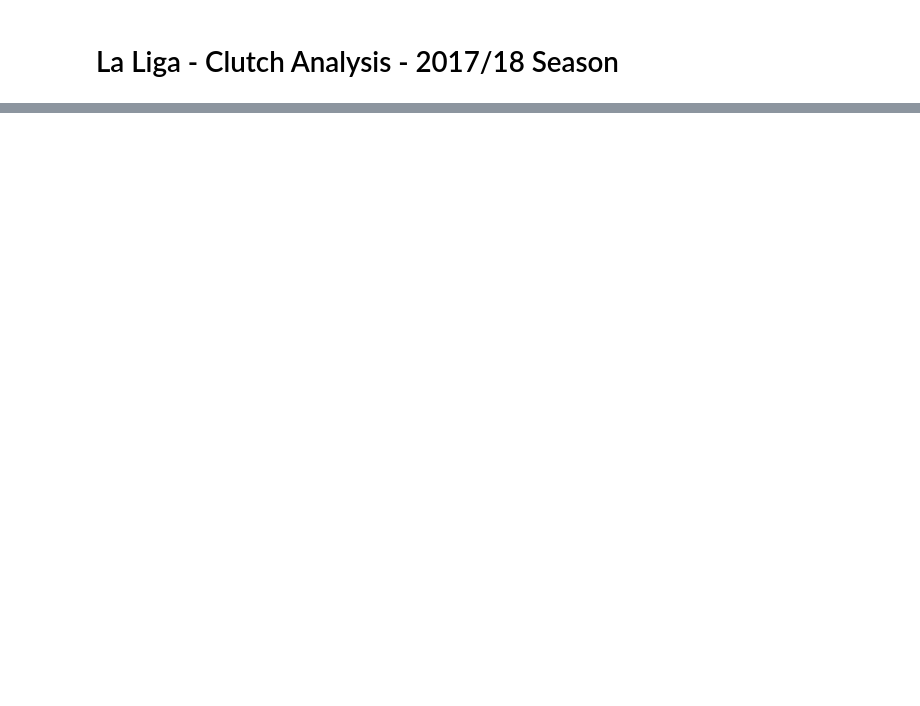
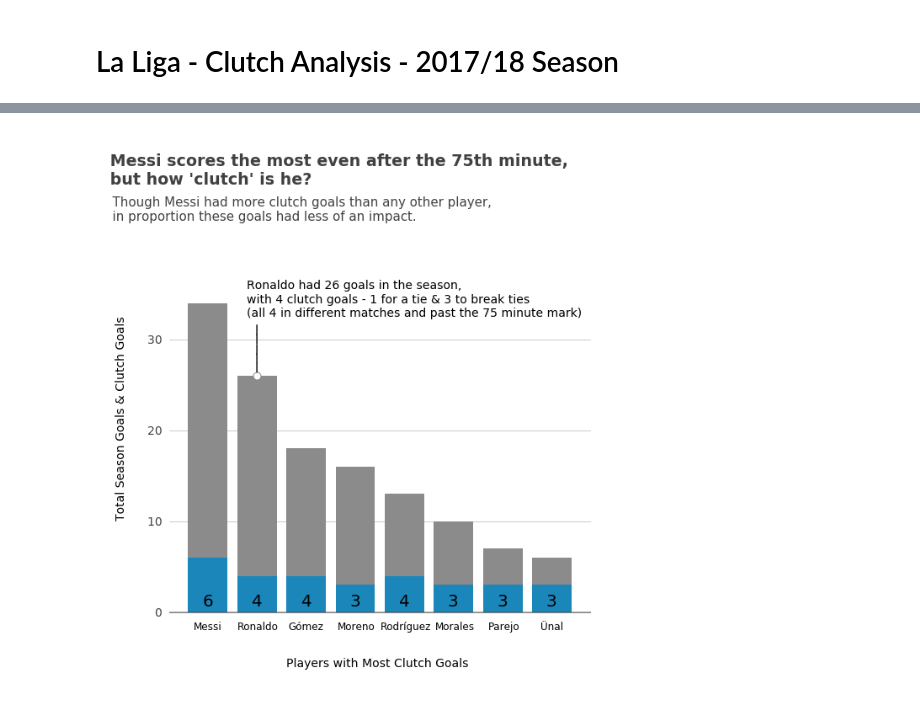
Before and after one commit to carlos-gutier/DS-Project1-Data-Storytelling, a Jupyter notebook: DS1_Project1_LaLiga_ClutchGrading.ipynb, the cells around one changed output, grey strips where cells are left out. Saved outputs shown, nothing was run; the diff lists cells and outputs as text; code cells hidden in the pictures; blank space fills up the shorter version.

```diff
--- a/DS1_Project1_LaLiga_ClutchGrading.ipynb
+++ b/DS1_Project1_LaLiga_ClutchGrading.ipynb
@@ -339,0 +10,2 @@ sns.despine(left=True, bottom=True)
+# %%
+df_table = pd.read_csv('laliga1718_goals.csv')
@@ -339,0 +153,16 @@ sns.despine(left=True, bottom=True)
+# %%
+#clutch_goal AFTER 75 (3+ Goals)
+most_clutch_g75 = df_table[(df_table.minute >= 75) & ((df_table.tied == True) | (df_table.up_1 == True) | (df_table.up_2 == True))].groupby('goal_player').filter(lambda x: len(x) >= 3).sort_values(['goal_player'])
+
+# Clutch Goal Count After 75th
+most_clutch_g75_cnt = most_clutch_g75.goal_player.value_counts()
+
+# Clutch Goal Score After 75th
+most_clutch_g75_score = most_clutch_g75.groupby('goal_player')['clutch_score'].agg(np.mean)
+# %%
+clutch_g75_totals = df_table[df_table.goal_player.isin(df_most_clutch_g75.Player)].groupby('goal_player')['goal_player'].count()
+# %%
+df_most_clutch_g75 = pd.concat([most_clutch_g75_cnt, clutch_g75_totals, most_clutch_g75_score], axis=1, sort=False).reset_index()
+df_most_clutch_g75.columns = ['Player', 'Clutch Goals (after 75th)', 'Total Goals', 'Goal Clutch Score (after 75th)']
+df_most_clutch_g75 = df_most_clutch_g75.sort_values(by='Total Goals', ascending=False).reset_index(drop=True)
+df_most_clutch_g75
@@ -339,0 +179,68 @@ sns.despine(left=True, bottom=True)
+# %%
+import matplotlib.style as style
+style.use('fivethirtyeight')
+
+# Initialize the matplotlib figure
+fig, ax = plt.subplots(figsize=(8, 10))
+
+fig.set_facecolor("white")
+fig.set_edgecolor("white")
+
+# Plot total goals
+ax = sns.barplot(x="Player", y="Total Goals", data=df_most_clutch_g75,
+            label="Total Goals", color = '#8B8B8B')
+ax.set_facecolor('white')
+
+# Bolded horizontal line at y=0
+ax.axhline(y=0, color='#414141', linewidth=1.9, alpha=.5)
+
+# Y-labels to only these
+ax.set_yticks([0, 10, 20, 30])
+ax.set_yticklabels(labels=['0 ', '10 ', '20 ', '30 '], fontsize=14, color='#414141')
+ax.set_xticklabels(['Messi', 'Ronaldo', 'A. Rodriguez', 'D. Parejo', 'Paulinho', 'Suarez'], fontsize=14, color='#414141')
+
+# Plot Goals after 80
+ax1 = sns.barplot(x="Player", y="Clutch Goals (after 75th)", data=df_most_clutch_g75, label="", color="#008FD5")
+ax1.set_facecolor('white')
+ax1.set_xticklabels([""])
+
+# Text comments on graph
+ax.text(x=-0.285, y=-2, s="Messi", fontsize=12, color='black')
+ax.text(x=0.6, y=-2, s="Ronaldo", fontsize=12, color='black')
+ax.text(x=1.64, y=-2, s="Gómez", fontsize=12, color='black')
+ax.text(x=2.64, y=-2, s="Moreno", fontsize=12, color='black')
+ax.text(x=3.52, y=-2, s="Rodríguez", fontsize=12, color='black')
+ax.text(x=4.629, y=-2, s="Morales", fontsize=12, color='black')
+ax.text(x=5.71, y=-2, s="Parejo", fontsize=12, color='black')
+ax.text(x=6.77, y=-2, s="Ünal", fontsize=12, color='black')
+
+# Goals 80th
+ax.text(x=-0.1, y=.6, s="6", fontsize=20, color='black')
+ax.text(x=0.88, y=.6, s="4", fontsize=20, color='black')
+ax.text(x=1.88, y=.6, s="4", fontsize=20, color='black')
+ax.text(x=2.88, y=.6, s="3", fontsize=20, color='black')
+ax.text(x=3.88, y=.6, s="4", fontsize=20, color='black')
+ax.text(x=4.88, y=.6, s="3", fontsize=20, color='black')
+ax.text(x=5.88, y=.6, s="3", fontsize=20, color='black')
+ax.text(x=6.88, y=.6, s="3", fontsize=20, color='black')
+
+# Title
+ax.text(x=-2.1, y=47, s="\n Messi scores the most even after the 75th minute, \n but how 'clutch' is he?", fontsize=19, fontweight='bold', color='#414141')
+ax.text(x=-2.1, y=43, s="  Though Messi had more clutch goals than any other player,\n  in proportion these goals had less of an impact.", fontsize=15, color='#414141')
+
+# Comment
+ax.text(x=0.8, y=32.5, s="Ronaldo had 26 goals in the season,\nwith 4 clutch goals - 1 for a tie & 3 to break ties\n(all 4 in different matches and past the 75 minute mark)")
+# Line pointer
+ax.text(x=0.65, y=30.05, s='_____', fontsize=23, color='#333333', rotation=90)
+# Circular marker at 62%
+ax.plot(0.99, 26, 'o', markersize=9, color='white', markeredgecolor='#8B8B8B')
+
+# Y & X axis labels
+ax1.text(x=1.6, y=-7.5, s='Players with Most Clutch Goals\n', fontsize=14, fontweight='medium', color='black')
+ax1.text(x=-2.15, y=30, s='\nTotal Season Goals & Clutch Goals', fontsize=14, fontweight='medium', color='black', rotation=90)
+
+# spines and axis
+ax.set(ylim=(-4, 50), ylabel="", xlabel="")
+sns.despine(left=True, bottom=True)
+# %% [output]
+[figure, added]
```
Also changed, not shown: parts of 60 cells of this notebook.
